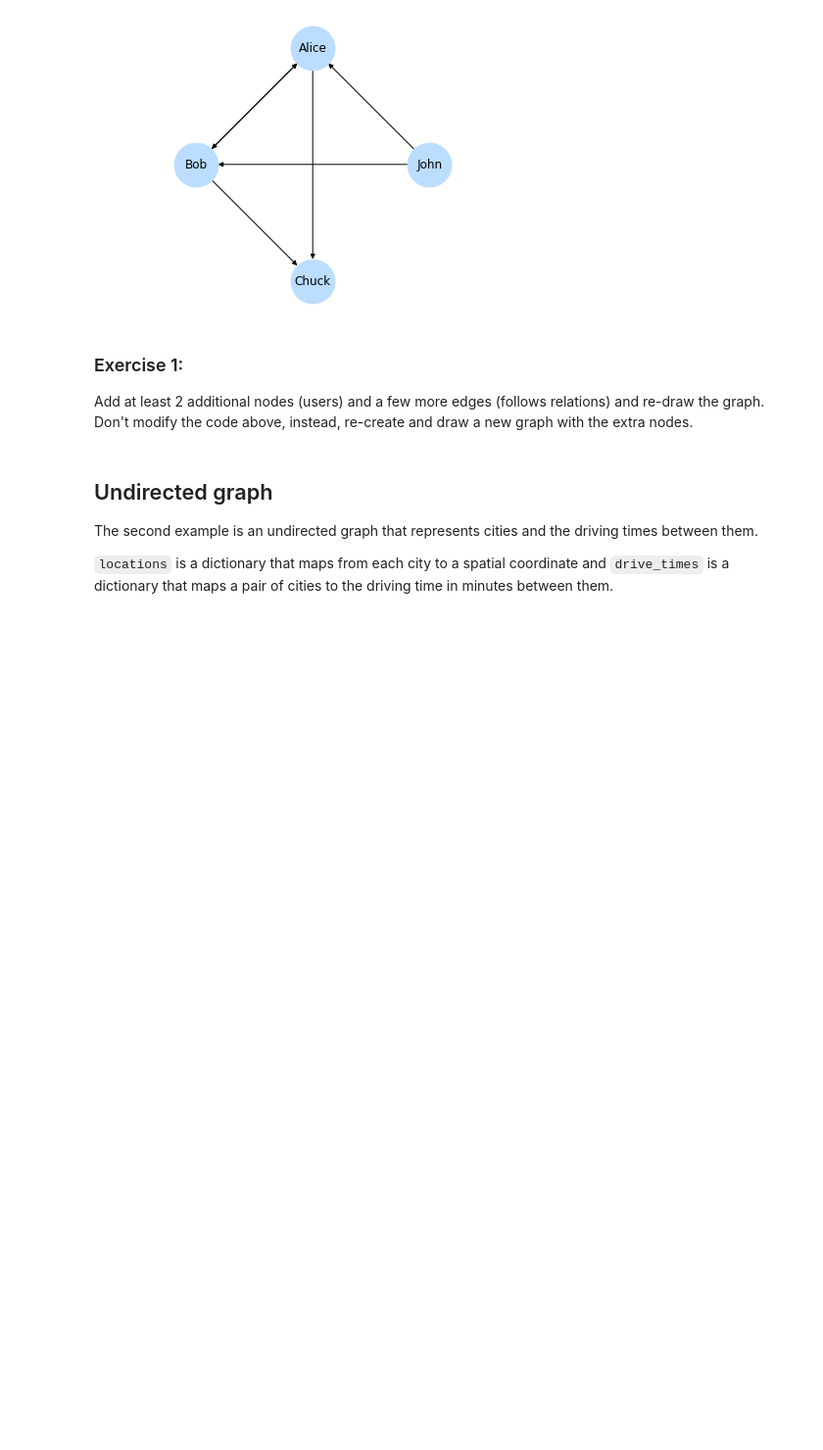
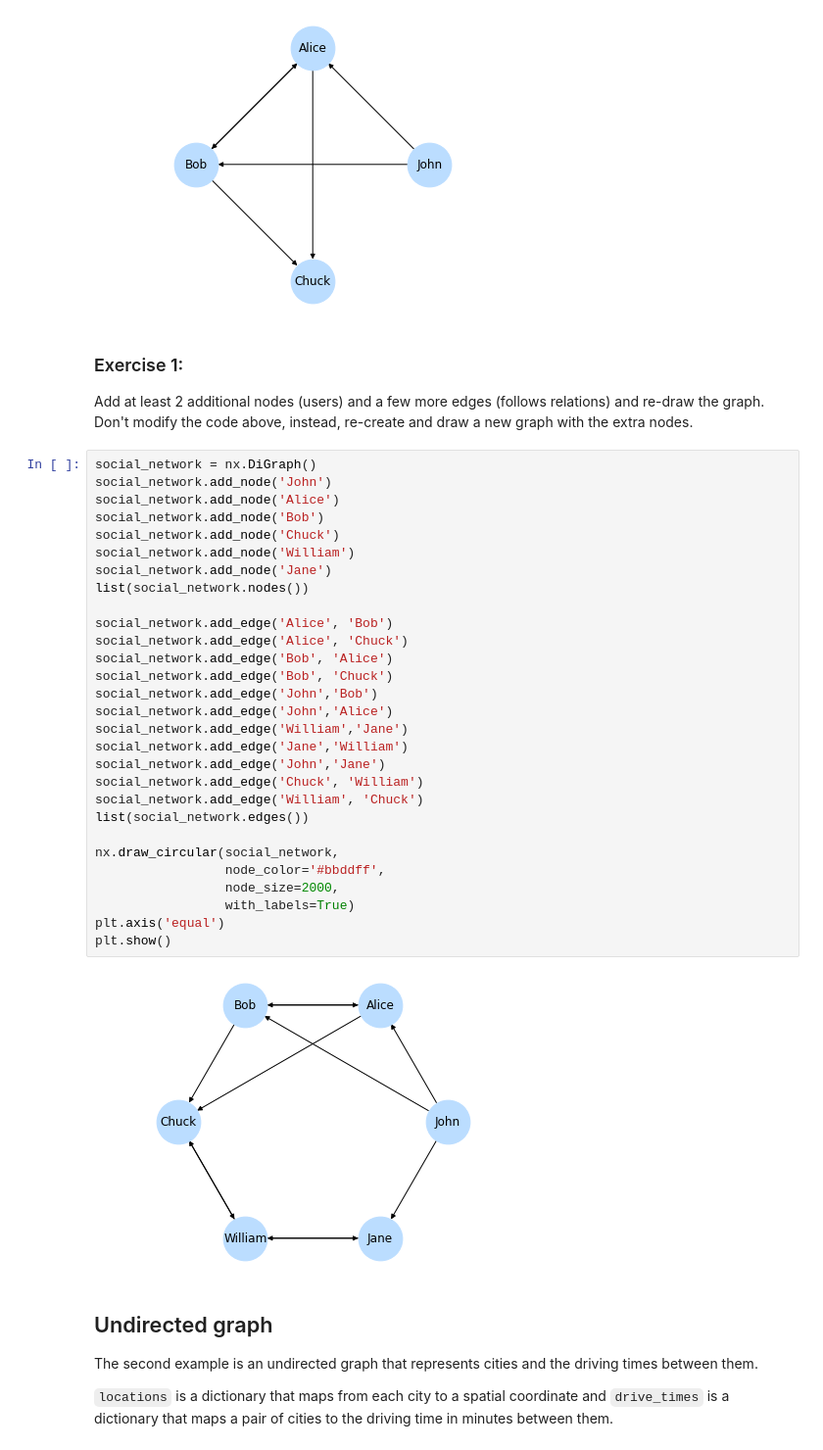
Before and after one commit to WilliamQin65/cap-comp215, a Jupyter notebook: labs/lab04.ipynb, the cells around one changed output. Shown at 98% size. Saved outputs shown, nothing was run; the diff lists cells and outputs as text; blank space fills up the shorter version.

```diff
--- a/labs/lab04.ipynb
+++ b/labs/lab04.ipynb
@@ -70,6 +70,37 @@ plt.show()
 ### Exercise 1:
 Add at least 2 additional nodes (users) and a few more edges (follows relations) and re-draw the graph.
 Don't modify the code above, instead, re-create and draw a new graph with the extra nodes.
+# %%
+social_network = nx.DiGraph()
+social_network.add_node('John')
+social_network.add_node('Alice')
+social_network.add_node('Bob')
+social_network.add_node('Chuck')
+social_network.add_node('William')
+social_network.add_node('Jane')
+list(social_network.nodes())
+
+social_network.add_edge('Alice', 'Bob')
+social_network.add_edge('Alice', 'Chuck')
+social_network.add_edge('Bob', 'Alice')
+social_network.add_edge('Bob', 'Chuck')
+social_network.add_edge('John','Bob')
+social_network.add_edge('John','Alice')
+social_network.add_edge('William','Jane')
+social_network.add_edge('Jane','William')
+social_network.add_edge('John','Jane')
+social_network.add_edge('Chuck', 'William')
+social_network.add_edge('William', 'Chuck')
+list(social_network.edges())
+
+nx.draw_circular(social_network,
+                 node_color='#bbddff',
+                 node_size=2000,
+                 with_labels=True)
+plt.axis('equal')
+plt.show()
+# %% [output]
+[figure, added]
 # %% [markdown]
 ## Undirected graph
 
```
Also changed, not shown: parts of 1 cell of this notebook.
